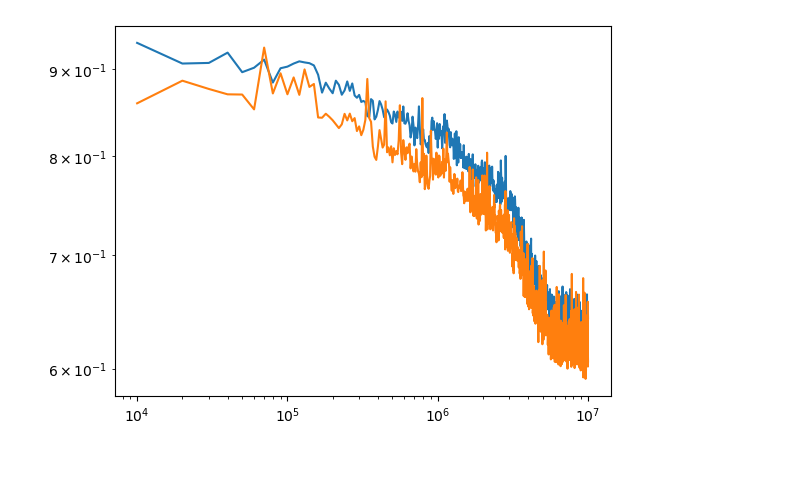
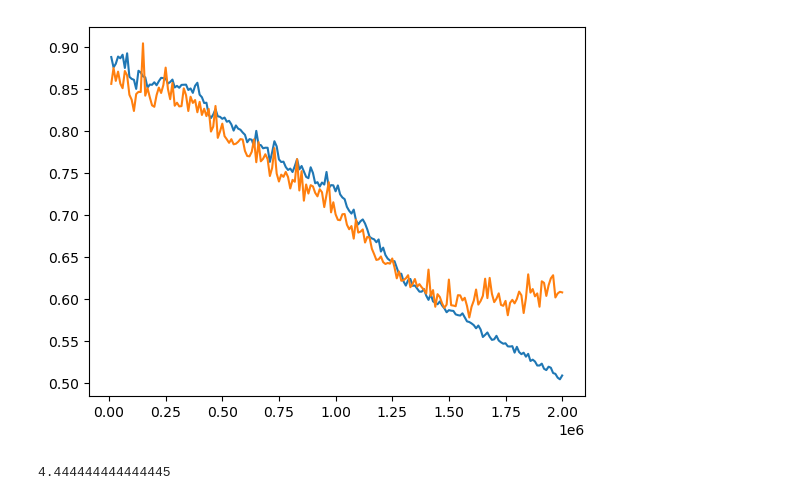
Before and after one commit to dbruwel/pachner-graph-triangulations, a Jupyter notebook: experiments/notebooks/deep_learning/signature_model/analyse_edge_degree_variance.ipynb, the cells around one changed output. Drawn from its saved outputs; the diff is of its cells as text; code cells hidden in the pictures; blank space fills up the shorter version.

```diff
--- a/experiments/notebooks/deep_learning/signature_model/analyse_edge_degree_variance.ipynb
+++ b/experiments/notebooks/deep_learning/signature_model/analyse_edge_degree_variance.ipynb
@@ -31,8 +31,12 @@ actual_edv = dataset.read_all_data(dset_name = obj)
 # %%
 (train_losses / np.var(actual_edv)).plot()
 (test_losses / np.var(actual_edv)).plot()
 
-plt.loglog()
+# plt.loglog()
 plt.show()
 # %% [output]
-[figure, old version]
+[figure, new version]
+# %%
+16_000 / (60*60)
+# %% [output]
+4.444444444444445
```
Also changed, not shown: parts of 2 cells of this notebook, 3 other files.
